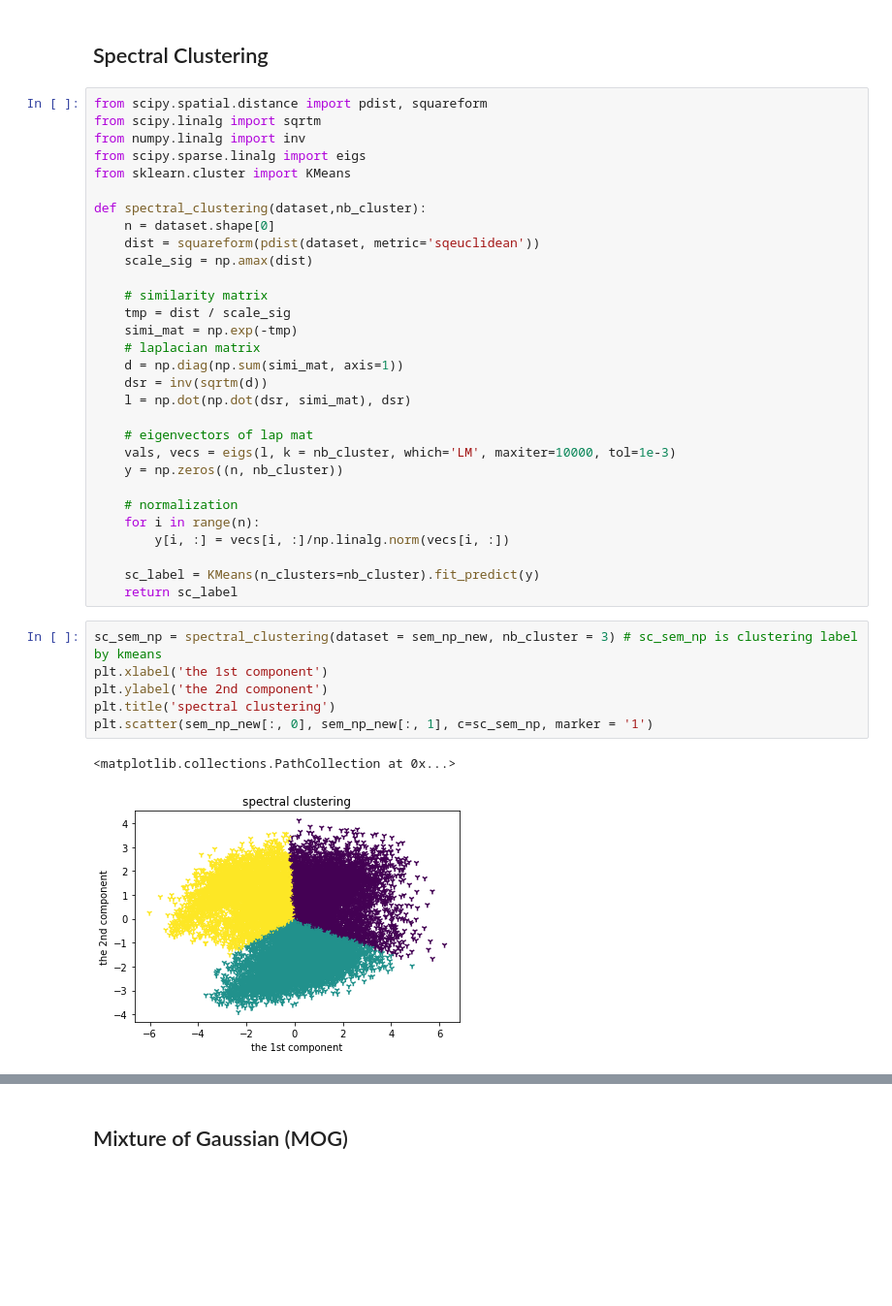
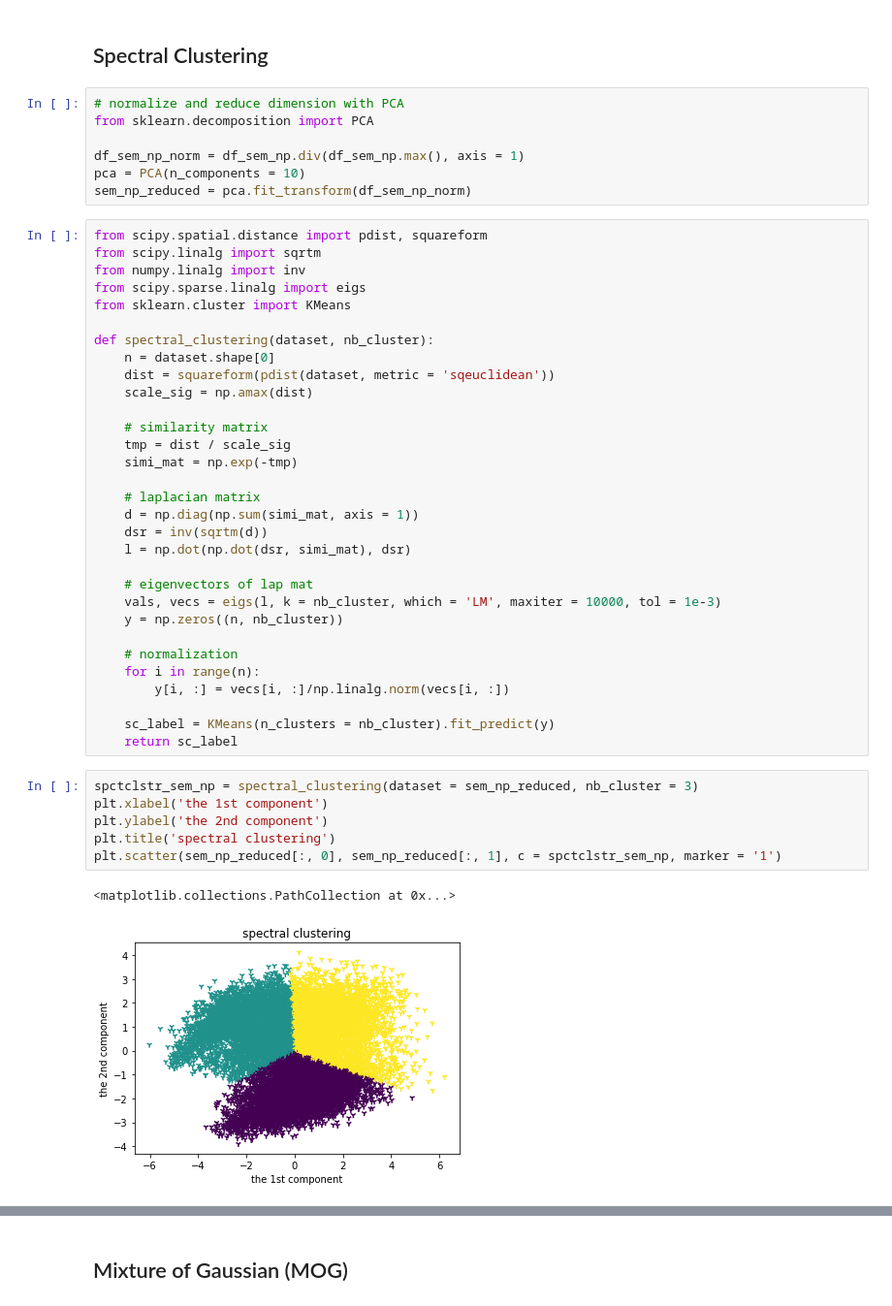
Before and after one commit to Hrann/118b-hsr, a Jupyter notebook: 118B Final Project.ipynb, the cells around one changed output, grey strips where cells are left out. Shown at 97% size. Saved outputs shown, nothing was run; the diff lists cells and outputs as text; blank space fills up the shorter version.

Commit message:
Update 118B Final Project.ipynb
spectral clustering result analysis update--position graphs

```diff
--- a/118B Final Project.ipynb
+++ b/118B Final Project.ipynb
@@ -507,6 +507,13 @@ plt.title('k-means')
 plt.scatter(sem_np_new[:, 0], sem_np_new[:, 1], c=np.array(km_sem_np))
 # %% [markdown]
 ## Spectral Clustering
+# %%
+# normalize and reduce dimension with PCA
+from sklearn.decomposition import PCA
+
+df_sem_np_norm = df_sem_np.div(df_sem_np.max(), axis = 1)
+pca = PCA(n_components = 10)
+sem_np_reduced = pca.fit_transform(df_sem_np_norm)
 # %%
 from scipy.spatial.distance import pdist, squareform
 from scipy.linalg import sqrtm
@@ -514,35 +521,36 @@ from numpy.linalg import inv
 from scipy.sparse.linalg import eigs
 from sklearn.cluster import KMeans
 
-def spectral_clustering(dataset,nb_cluster):
+def spectral_clustering(dataset, nb_cluster):
     n = dataset.shape[0]
-    dist = squareform(pdist(dataset, metric='sqeuclidean'))
+    dist = squareform(pdist(dataset, metric = 'sqeuclidean'))
     scale_sig = np.amax(dist)
 
     # similarity matrix
     tmp = dist / scale_sig
     simi_mat = np.exp(-tmp)
+
     # laplacian matrix
-    d = np.diag(np.sum(simi_mat, axis=1))
+    d = np.diag(np.sum(simi_mat, axis = 1))
     dsr = inv(sqrtm(d))
     l = np.dot(np.dot(dsr, simi_mat), dsr)
 
     # eigenvectors of lap mat
-    vals, vecs = eigs(l, k = nb_cluster, which='LM', maxiter=10000, tol=1e-3)
+    vals, vecs = eigs(l, k = nb_cluster, which = 'LM', maxiter = 10000, tol = 1e-3)
     y = np.zeros((n, nb_cluster))
 
     # normalization
     for i in range(n):
         y[i, :] = vecs[i, :]/np.linalg.norm(vecs[i, :])
 
-    sc_label = KMeans(n_clusters=nb_cluster).fit_predict(y)
+    sc_label = KMeans(n_clusters = nb_cluster).fit_predict(y)
     return sc_label
 # %%
-sc_sem_np = spectral_clustering(dataset = sem_np_new, nb_cluster = 3) # sc_sem_np is clustering label by kmeans
+spctclstr_sem_np = spectral_clustering(dataset = sem_np_reduced, nb_cluster = 3)
 plt.xlabel('the 1st component')
 plt.ylabel('the 2nd component')
 plt.title('spectral clustering')
-plt.scatter(sem_np_new[:, 0], sem_np_new[:, 1], c=sc_sem_np, marker = '1')
+plt.scatter(sem_np_reduced[:, 0], sem_np_reduced[:, 1], c = spctclstr_sem_np, marker = '1')
 # %% [output]
 <matplotlib.collections.PathCollection at 0x...>
-[figure, old version]
+[figure, new version]
```
Also changed, not shown: parts of 3 cells of this notebook.
